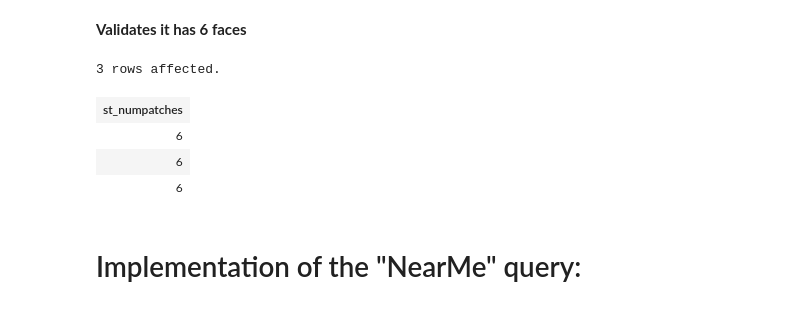
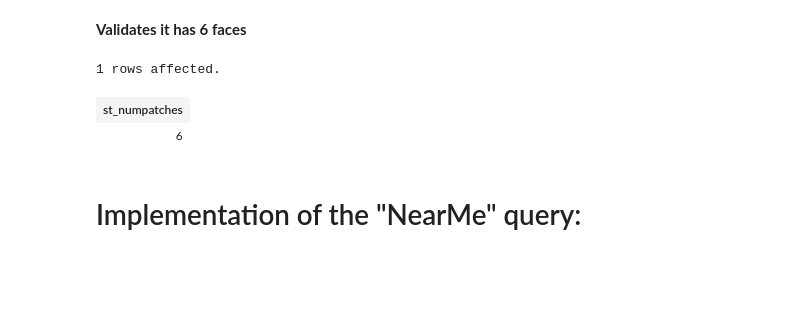
Before and after one commit to mart2010/notebook_experiment, a Jupyter notebook: Test_polyPostGIS.ipynb, the cells around one changed output. Saved outputs shown, nothing was run; the diff lists cells and outputs as text; code cells hidden in the pictures; blank space fills up the shorter version.

```diff
--- a/Test_polyPostGIS.ipynb
+++ b/Test_polyPostGIS.ipynb
@@ -111,13 +108,11 @@ select ST_IsClosed(obj_geom) from cube where name = 'cubeTest';
 **Validates it has 6 faces**
 # %%
 %%sql
-select ST_numpatches(obj_geom) from atlas.brain_object where name = 'cubeTest';
+select ST_numpatches(obj_geom) from cube where name = 'cubeTest';
 # %% [output]
-3 rows affected.
+1 rows affected.
 | st_numpatches |
 | 6 |
-| 6 |
-| 6 |
 # %% [markdown]
 Implementation of the "NearMe" query:
 ====================================
```
Also changed, not shown: parts of 8 cells of this notebook.
